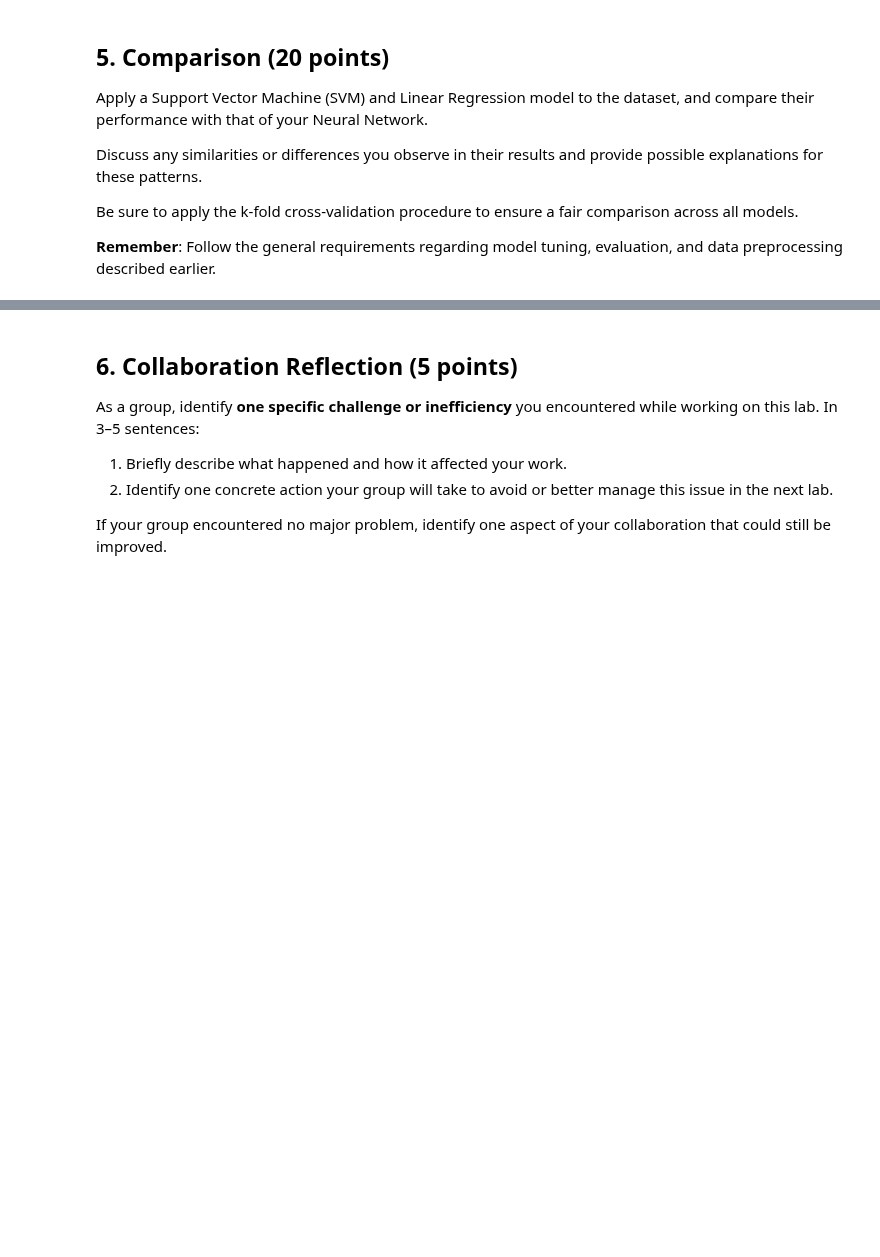
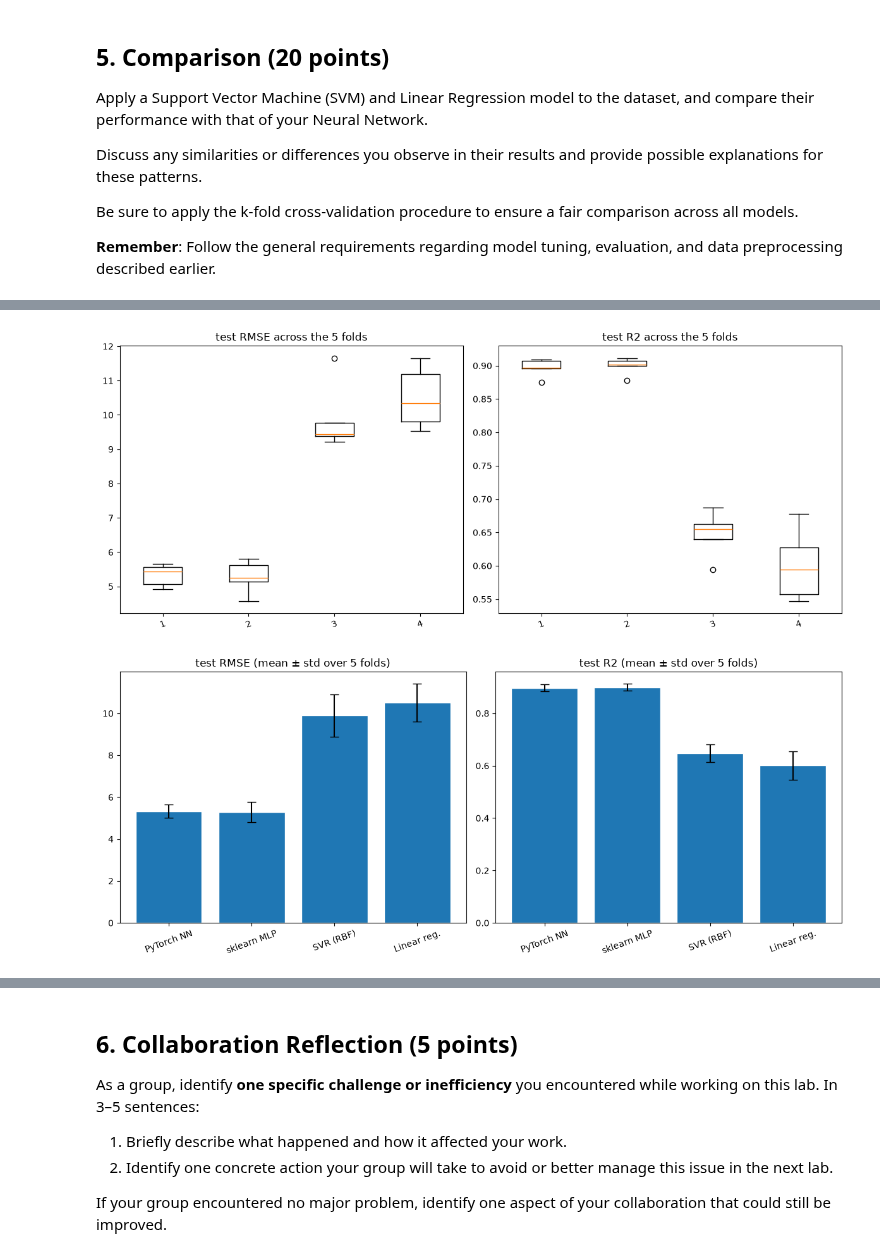
Before and after one commit to AudreyStelle/ML-Lab-3-Non-linear-Dimensionality-Reduction---t-SNE-and-UMAP, a Jupyter notebook: 05-neural-networks-real-data.ipynb, the cells around one changed output, grey strips where cells are left out. Drawn from its saved outputs; the diff is of its cells as text; code cells hidden in the pictures; blank space fills up the shorter version.

```diff
--- a/05-neural-networks-real-data.ipynb
+++ b/05-neural-networks-real-data.ipynb
@@ -400,0 +466,23 @@ Be sure to apply the k-fold cross-validation procedure to ensure a fair comparis
+# %%
+models = {"PyTorch NN": nn_results, "sklearn MLP": sk_results, "SVR (RBF)": svr_results, "Linear reg.": lr_results}
+
+fig, axes = plt.subplots(1, 2, figsize=(12, 5))
+for ax, metric in zip(axes, ["test RMSE", "test R2"]):
+    ax.boxplot([r[metric] for r in models.values()], label=models.keys())
+    ax.set_title(f"{metric} across the 5 folds")
+    ax.tick_params(axis="x", rotation=20)
+plt.tight_layout()
+plt.show()
+
+fig, axes = plt.subplots(1, 2, figsize=(12, 5))
+for ax, metric in zip(axes, ["test RMSE", "test R2"]):
+    means = [r[metric].mean() for r in models.values()]
+    stds = [r[metric].std() for r in models.values()]
+    ax.bar(models.keys(), means, yerr=stds, capsize=5, edgecolor="white")
+    ax.set_title(f"{metric} (mean ± std over 5 folds)")
+    ax.tick_params(axis="x", rotation=20)
+plt.tight_layout()
+plt.show()
+# %% [output]
+[figure, added]
+[figure, added]
```
Also changed, not shown: parts of 9 cells of this notebook.
